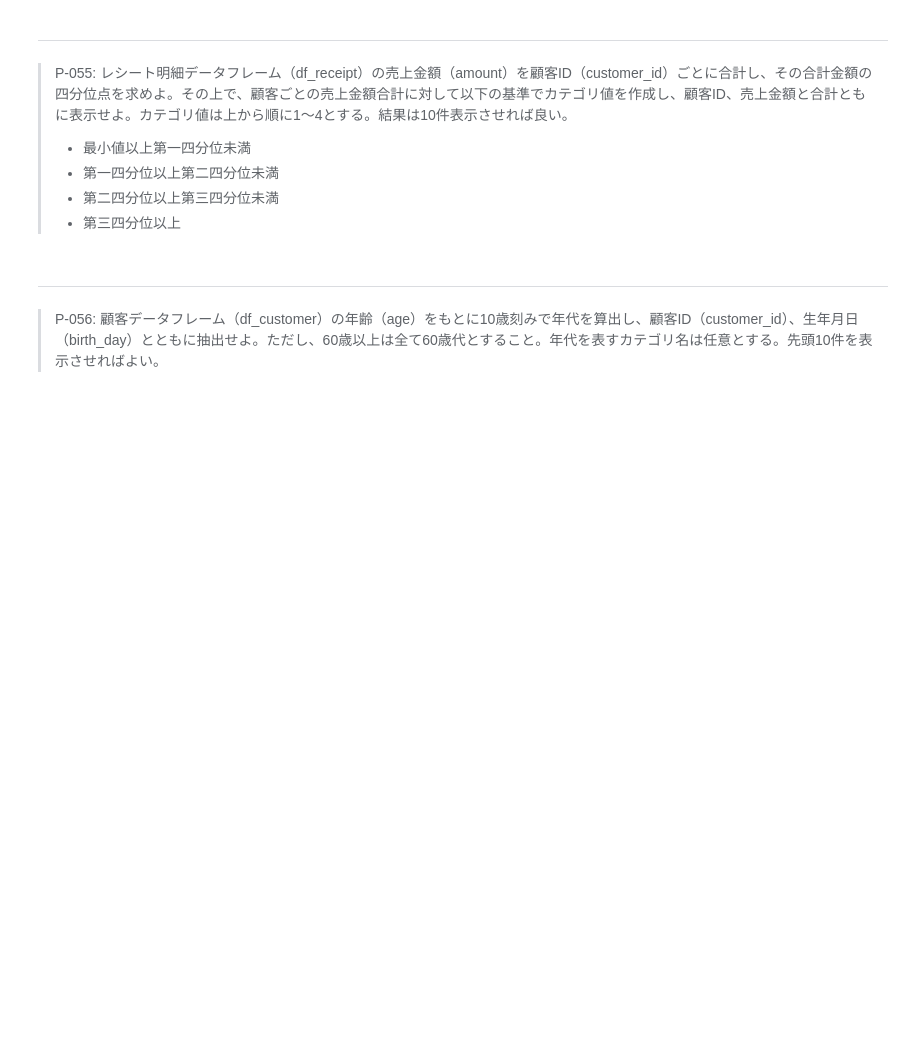
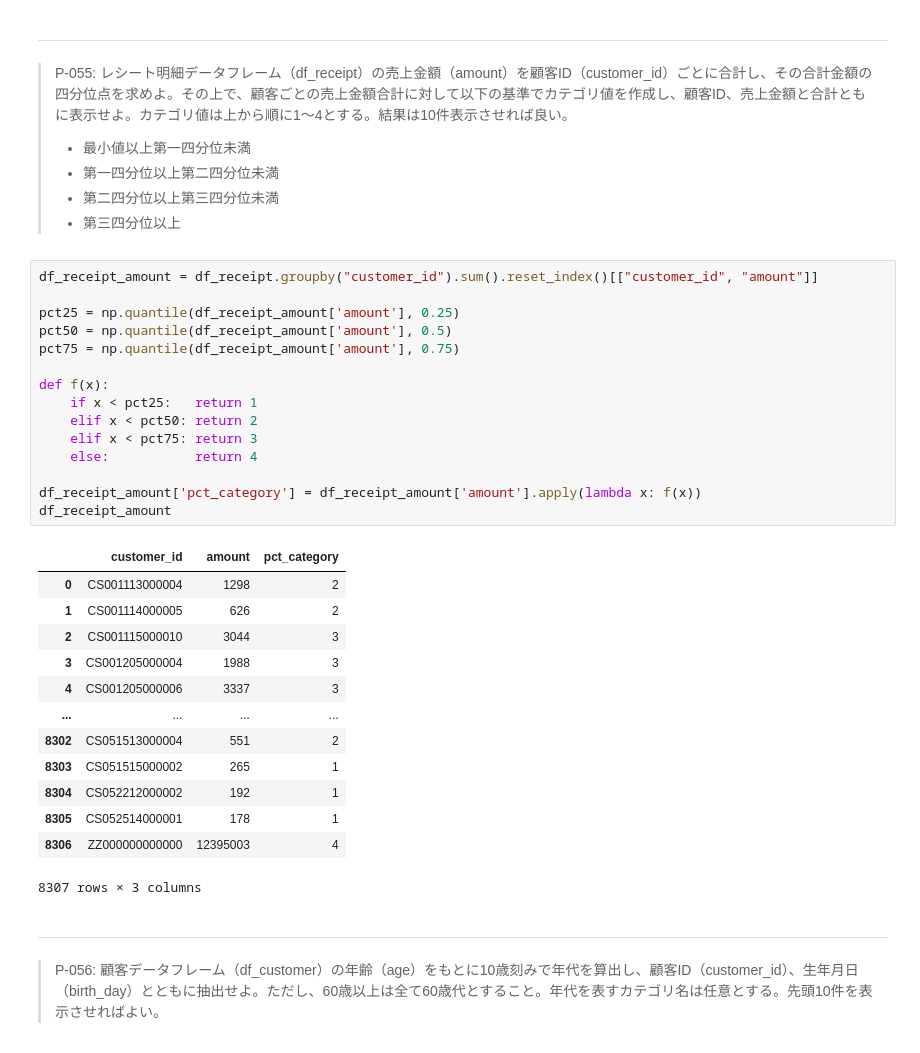
Before and after one commit to cyoshihara/ds100, a Jupyter notebook: preprocess_knock_Python_20210728-.ipynb, the cells around one changed output. Cells and saved outputs as stored; diff of their text form; blank space fills up the shorter version.

```diff
--- a/preprocess_knock_Python_20210728-.ipynb
+++ b/preprocess_knock_Python_20210728-.ipynb
@@ -1494,6 +1514,35 @@ df_temp.groupby('postal_flg').agg({'customer_id':'nunique'})
 > - 第一四分位以上第二四分位未満
 > - 第二四分位以上第三四分位未満
 > - 第三四分位以上
+# %%
+df_receipt_amount = df_receipt.groupby("customer_id").sum().reset_index()[["customer_id", "amount"]]
+
+pct25 = np.quantile(df_receipt_amount['amount'], 0.25)
+pct50 = np.quantile(df_receipt_amount['amount'], 0.5)
+pct75 = np.quantile(df_receipt_amount['amount'], 0.75)
+
+def f(x):
+    if x < pct25:   return 1
+    elif x < pct50: return 2
+    elif x < pct75: return 3
+    else:           return 4
+
+df_receipt_amount['pct_category'] = df_receipt_amount['amount'].apply(lambda x: f(x))
+df_receipt_amount
+# %% [output]
+|  | customer_id | amount | pct_category |
+| 0 | CS001113000004 | 1298 | 2 |
+| 1 | CS001114000005 | 626 | 2 |
+| 2 | CS001115000010 | 3044 | 3 |
+| 3 | CS001205000004 | 1988 | 3 |
+| 4 | CS001205000006 | 3337 | 3 |
+| ... | ... | ... | ... |
+| 8302 | CS051513000004 | 551 | 2 |
+| 8303 | CS051515000002 | 265 | 1 |
+| 8304 | CS052212000002 | 192 | 1 |
+| 8305 | CS052514000001 | 178 | 1 |
+| 8306 | ZZ000000000000 | 12395003 | 4 |
+8307 rows × 3 columns
 # %% [markdown]
 ---
 > P-056: 顧客データフレーム（df_customer）の年齢（age）をもとに10歳刻みで年代を算出し、顧客ID（customer_id）、生年月日（birth_day）とともに抽出せよ。ただし、60歳以上は全て60歳代とすること。年代を表すカテゴリ名は任意とする。先頭10件を表示させればよい。
```
Also changed, not shown: parts of 2 cells of this notebook.
